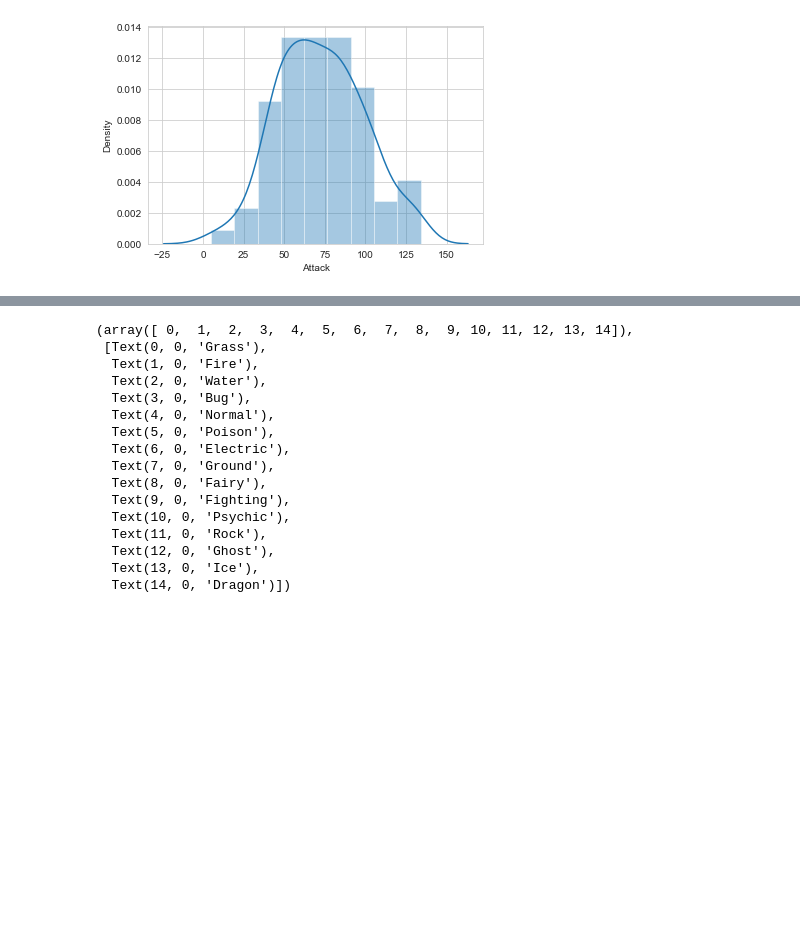
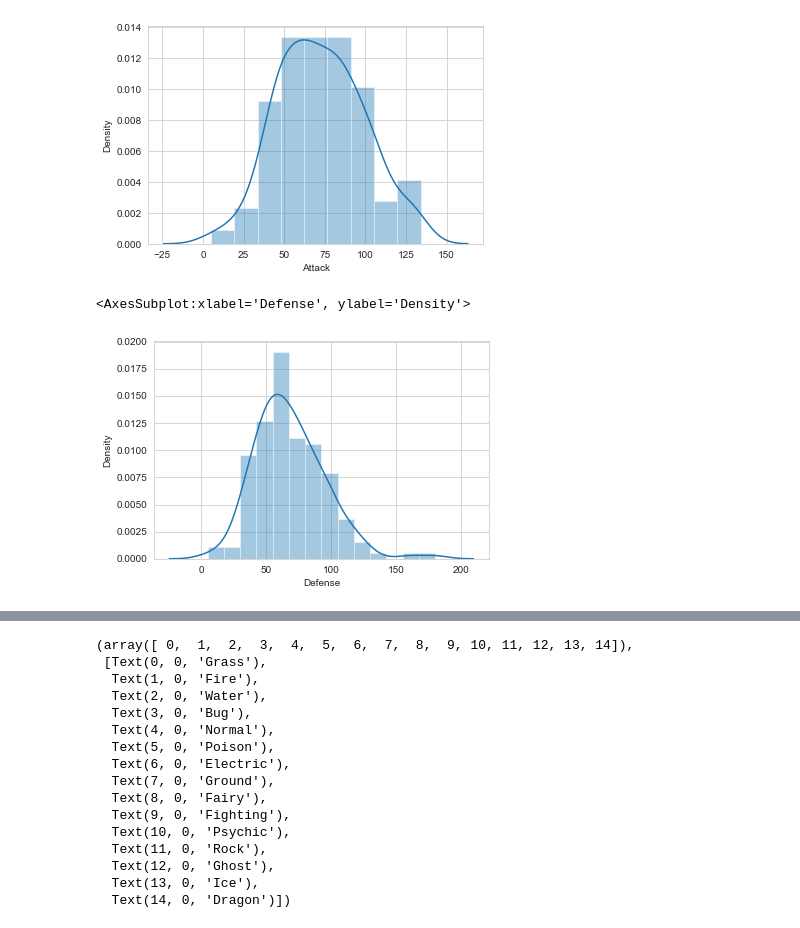
Before and after one commit to shiv1994/COMP3610-2022, a Jupyter notebook: lab3/Lab_3_Updated.ipynb, the cells around one changed output, grey strips where cells are left out. Drawn from its saved outputs; the diff is of its cells as text; code cells hidden in the pictures; blank space fills up the shorter version.

```diff
--- a/lab3/Lab_3.ipynb
+++ b/lab3/Lab_3_Updated.ipynb
@@ -236,3 +307,9 @@ sns.distplot(df.Attack)
 # %% [output]
 <AxesSubplot:xlabel='Attack', ylabel='Density'>
 [figure]
+# %%
+# Distribution Plot (a.k.a. Histogram)
+sns.distplot(df.Defense)
+# %% [output]
+<AxesSubplot:xlabel='Defense', ylabel='Density'>
+[figure, added]
```
Also changed, not shown: parts of 20 cells of this notebook.
